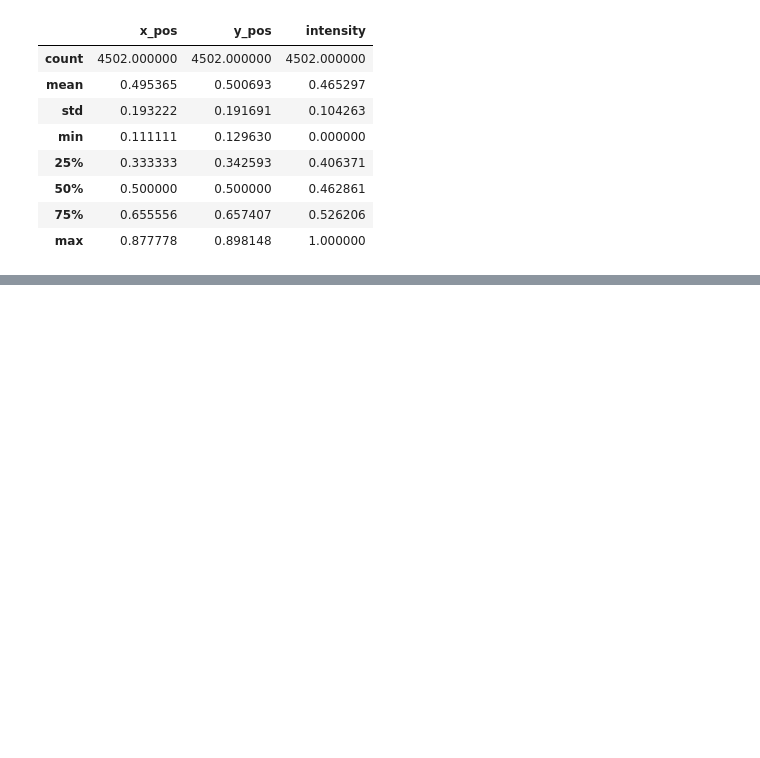
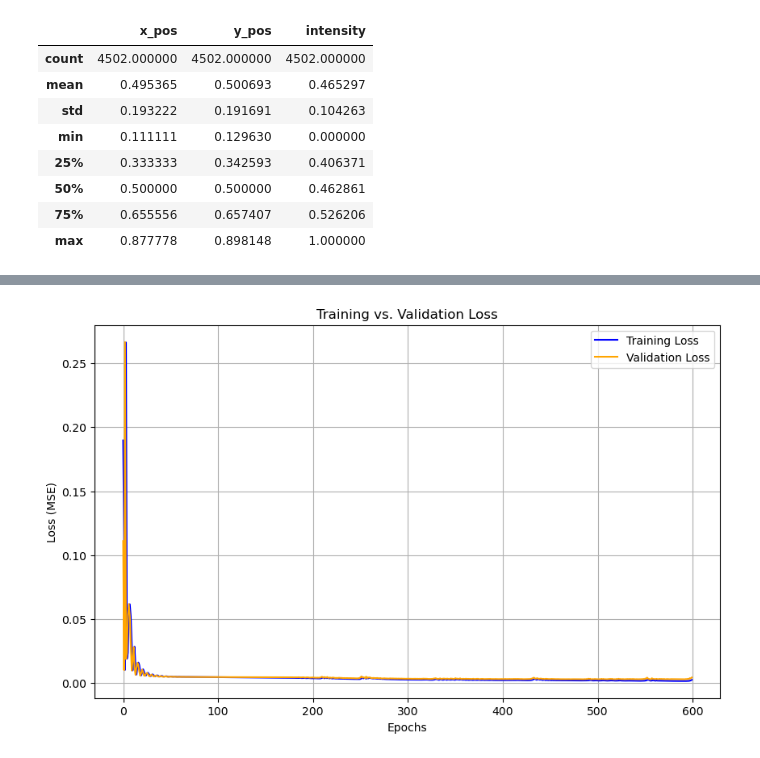
Before and after one commit to emicscs/SENeFR, a Jupyter notebook: src/NZONZERO.ipynb, the cells around one changed output, grey strips where cells are left out. Drawn from its saved outputs; the diff is of its cells as text; code cells hidden in the pictures; blank space fills up the shorter version.

```diff
--- a/src/NZONZERO.ipynb
+++ b/src/NZONZERO.ipynb
@@ -445,5 +489,12 @@ def train( num_freq, model_type, model_file = 'checkpoint.pth', loss_file = 'los
 # %%
-train(num_freq = 256, model_type = 'gaussian', model_file ='NZ_run.pth', loss_file = 'NZ_loss', freq_file = 'NZ.pkl', gauss_scale = 10)
+train_losses, valid_losses = train(
+    num_freq = 256,
+    model_type = 'gaussian',
+    model_file ='NZ_run.pth',
+    loss_file = 'NZ_loss',
+    freq_file = 'NZ.pkl',
+    gauss_scale = 10
+)
 # %% [output]
 [figure]
 DS SPLIT: 3601 TRAIN, 450 VAL, 451 TEST
@@ -528,0 +602,22 @@ dif
+# %%
+import matplotlib.pyplot as plt
+
+# assembles figure
+plt.figure(figsize=(10, 6))
+
+# training loss plot
+plt.plot(train_losses, label='Training Loss', color='blue')
+
+# validation loss plot
+plt.plot(valid_losses, label='Validation Loss', color='orange')
+
+# adds titles
+plt.title('Training vs. Validation Loss')
+plt.xlabel('Epochs')
+plt.ylabel('Loss (MSE)')
+plt.legend()
+plt.grid(True)
+
+plt.show()
+# %% [output]
+[figure, added]
```
Also changed, not shown: parts of 3 cells of this notebook, 4 other files.
